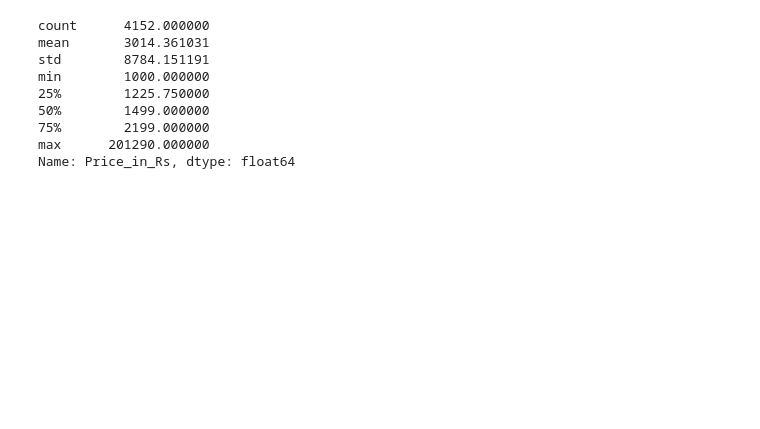
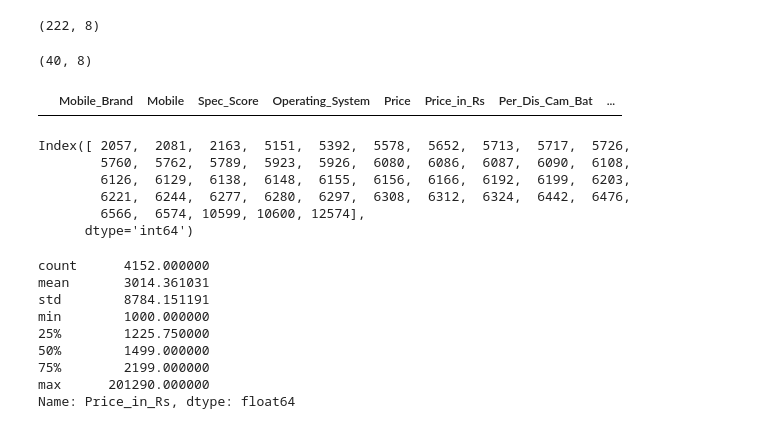
Before and after one commit to vaibhavO1/Web_Scraping_91Mobiles, a Jupyter notebook: cleaning.ipynb, the cells around one changed output. Drawn from its saved outputs; the diff is of its cells as text; code cells hidden in the pictures; blank space fills up the shorter version.

```diff
--- a/cleaning.ipynb
+++ b/cleaning.ipynb
@@ -41,3 +56,7 @@ memory usage: 820.8+ KB
+# %%
+brand = df['Mobile'].str.split().str.get(0)
+# %%
+df.insert(0,'Mobile_Brand',brand)
 # %%
 df['Price_in_Rs'] = df['Price_in_Rs'].astype(float)
 # %%
@@ -47,0 +79,2 @@ df.drop(index=[6069,12646,12649,12665,12667,12682,12683,12684,13140], inplace=Tr
+# %%
+temp_df = df[df['Operating_System'].isnull()]
@@ -47,0 +87,4 @@ df.drop(index=[6069,12646,12649,12665,12667,12682,12683,12684,13140], inplace=Tr
+# %%
+temp_df.shape
+# %% [output]
+(222, 8)
@@ -47,0 +93,4 @@ df.drop(index=[6069,12646,12649,12665,12667,12682,12683,12684,13140], inplace=Tr
+# %%
+temp.sort_values('Price_in_Rs').shape
+# %% [output]
+(40, 8)
@@ -47,0 +99,15 @@ df.drop(index=[6069,12646,12649,12665,12667,12682,12683,12684,13140], inplace=Tr
+# %%
+temp = temp_df[temp_df['Mobile_Brand'] == 'Samsung'][temp_df['Price_in_Rs'] >= 6200]
+# %%
+temp
+# %% [output]
+|  | Mobile_Brand | Mobile | Spec_Score | Operating_System | Price | Price_in_Rs | Per_Dis_Cam_Bat | ... |
+# %%
+print(temp.index)
+# %% [output]
+Index([ 2057,  2081,  2163,  5151,  5392,  5578,  5652,  5713,  5717,  5726,
+        5760,  5762,  5789,  5923,  5926,  6080,  6086,  6087,  6090,  6108,
+        6126,  6129,  6138,  6148,  6155,  6156,  6166,  6192,  6199,  6203,
+        6221,  6244,  6277,  6280,  6297,  6308,  6312,  6324,  6442,  6476,
+        6566,  6574, 10599, 10600, 12574],
+      dtype='int64')
```
Also changed, not shown: parts of 68 cells of this notebook.
